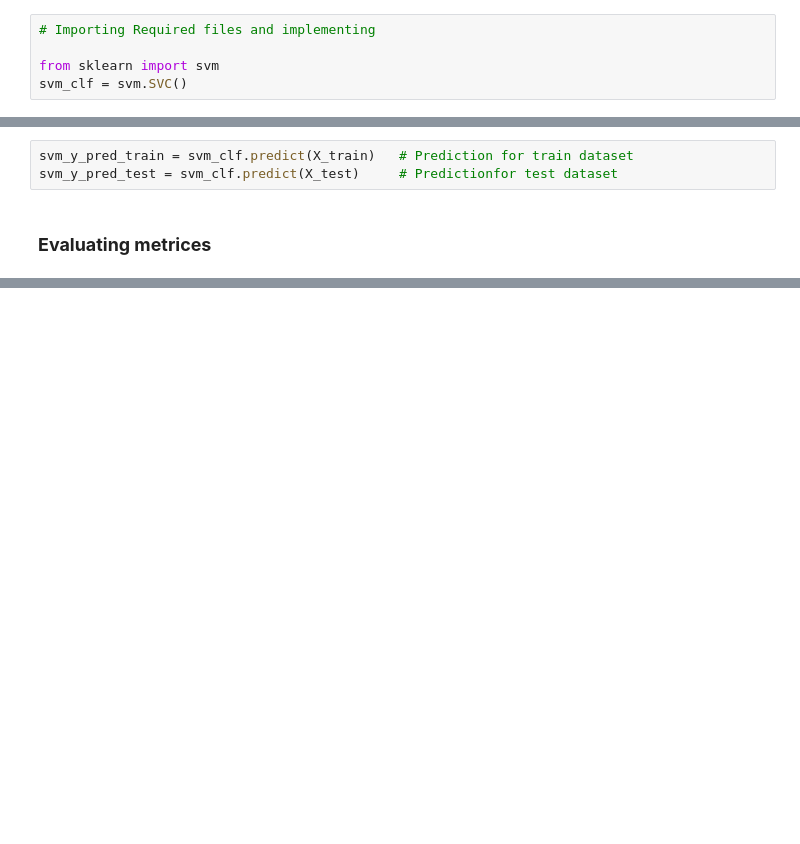
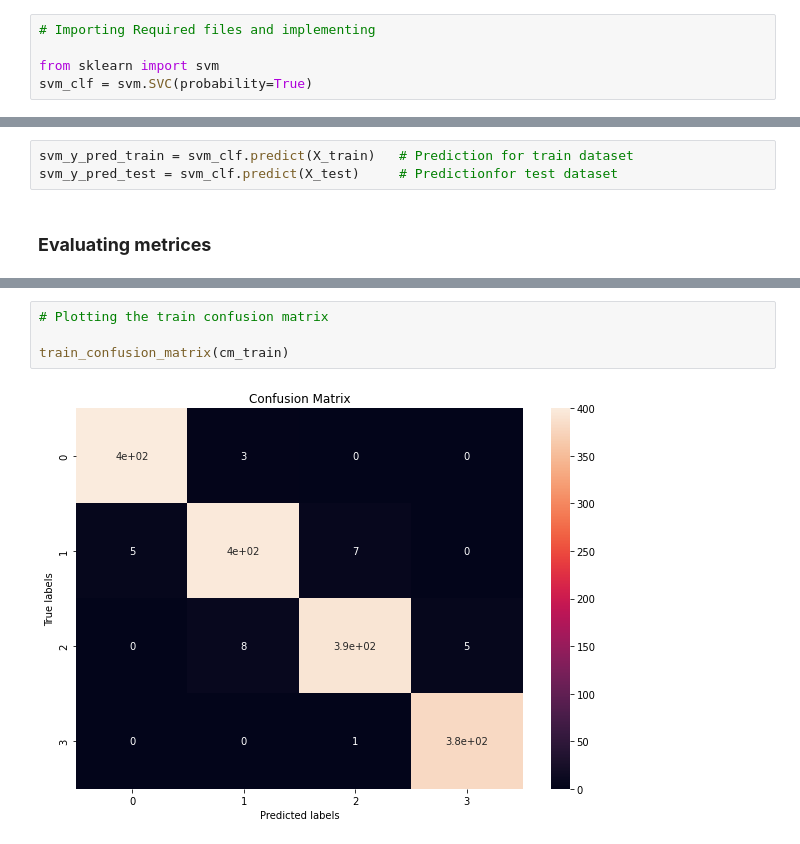
Before and after one commit to sagar2582/Capstone-3-Mobile_Price_Prediction, a Jupyter notebook: Capstone_3_Mobile_Price_Prediction.ipynb, the cells around one changed output, grey strips where cells are left out. Cells and saved outputs as stored; diff of their text form; blank space fills up the shorter version.

```diff
--- a/Capstone_3_Mobile_Price_Prediction.ipynb
+++ b/Capstone_3_Mobile_Price_Prediction.ipynb
@@ -1297,7 +1254,7 @@ The ROC AUC score on the test data is:  0.9913799342893914
 # Importing Required files and implementing
 
 from sklearn import svm
-svm_clf = svm.SVC()
+svm_clf = svm.SVC(probability=True)
 # %%
 svm_clf.fit(X_train, y_train)
 # %% [output]
@@ -1354,0 +1319,6 @@ weighted avg       0.92      0.92      0.92       400
+# %%
+# Plotting the train confusion matrix
+
+train_confusion_matrix(cm_train)
+# %% [output]
+[figure, added]
```
Also changed, not shown: parts of 26 cells of this notebook.
